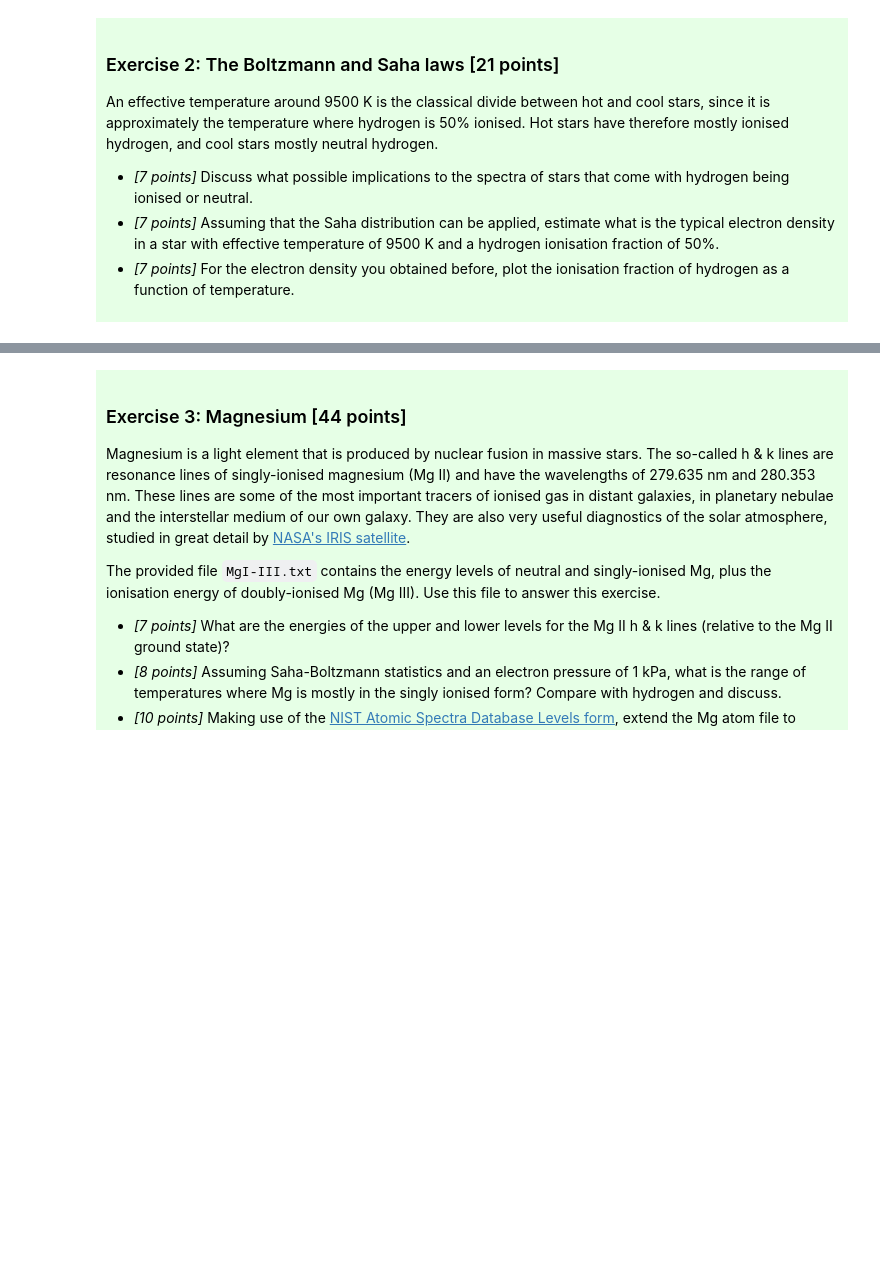
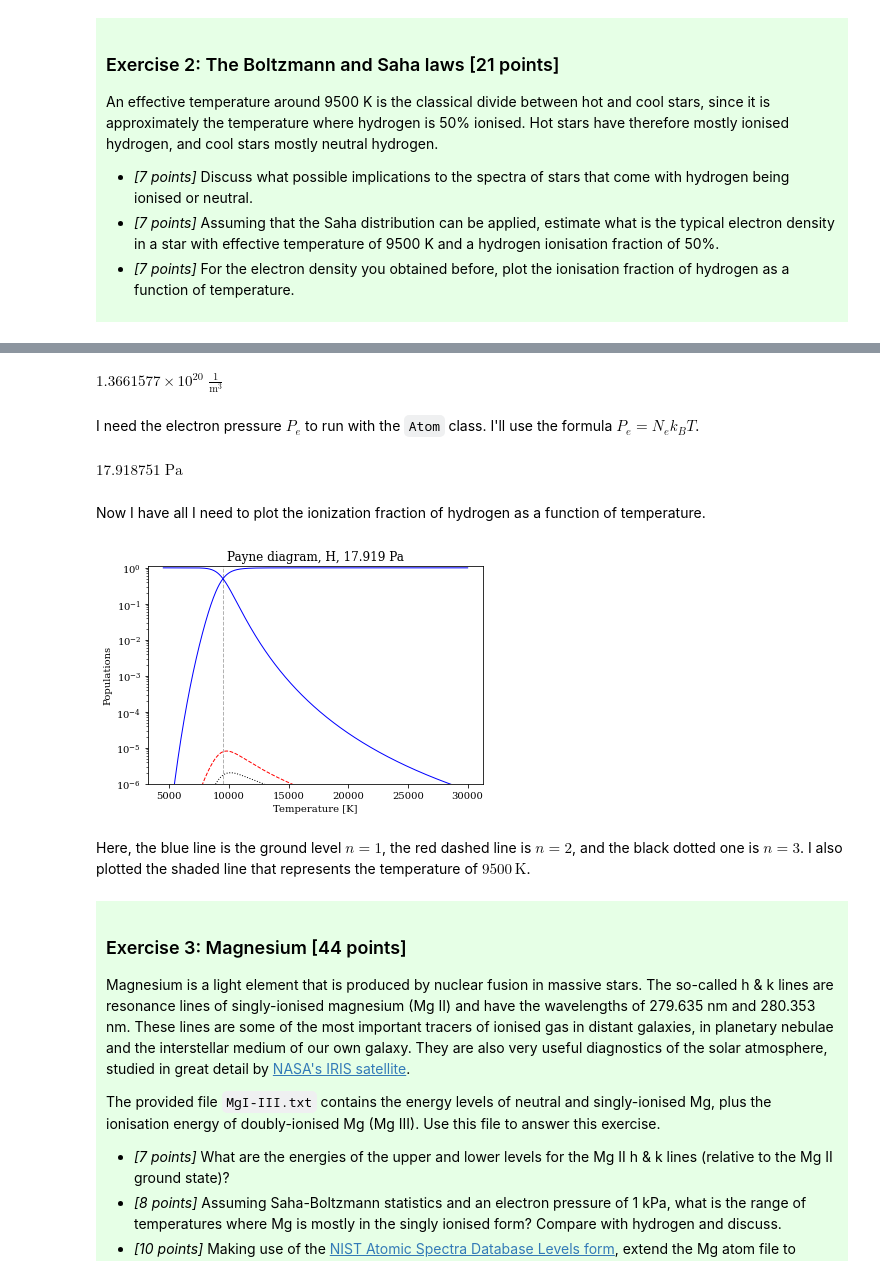
Before and after one commit to JohanCarlsen/ast-4310, a Jupyter notebook: project-1/project1_student.ipynb, the cells around one changed output, grey strips where cells are left out. Saved outputs shown, nothing was run; the diff lists cells and outputs as text; code cells hidden in the pictures; blank space fills up the shorter version.

```diff
--- a/project-1/project1_student.ipynb
+++ b/project-1/project1_student.ipynb
@@ -230,3 +331,29 @@ An effective temperature around 9500 K is the classical divide between hot and c
+# %%
+T = 9500 * units.K
+N_e = compute_electron_density_hydrogen(T)
+N_e
+# %% [output]
+$1.3661577 \times 10^{20} \; \mathrm{\frac{1}{m^{3}}}$
+# %% [markdown]
+I need the electron pressure $P_e$ to run with the `Atom` class. I'll use the formula $P_e=N_ek_BT$.
+# %%
+P_e = (N_e * const.k_B * T).to('Pa')
+P_e
+# %% [output]
+$17.918751 \; \mathrm{Pa}$
+# %% [markdown]
+Now I have all I need to plot the ionization fraction of hydrogen as a function of temperature.
+# %%
+# Temperatures
+temps = np.linspace(4.5e3, 3e4, 500) * units.K
+h = Atom('H_atom.txt')
+h.plot_payne(temps, P_e)
+plt.title(f'Payne diagram, H, {P_e:.3f}')
+plt.plot([9500, 9500], [1e-6, 1.1], 'k--', alpha=0.3);
+# %% [output]
+[figure, added]
+# %% [markdown]
+Here, the blue line is the ground level $n=1$, the red dashed line is $n=2$, and the black dotted one is $n=3$. I also plotted the shaded line that represents the temperature of $9500\,\mathrm{K}$.
 # %% [markdown]
 <div style="background-color:#e6ffe6; padding:10px; border-style:
 solid;; border-color:#00e600; border-width:1px">
```
Also changed, not shown: parts of 40 cells of this notebook, 10 other files.
